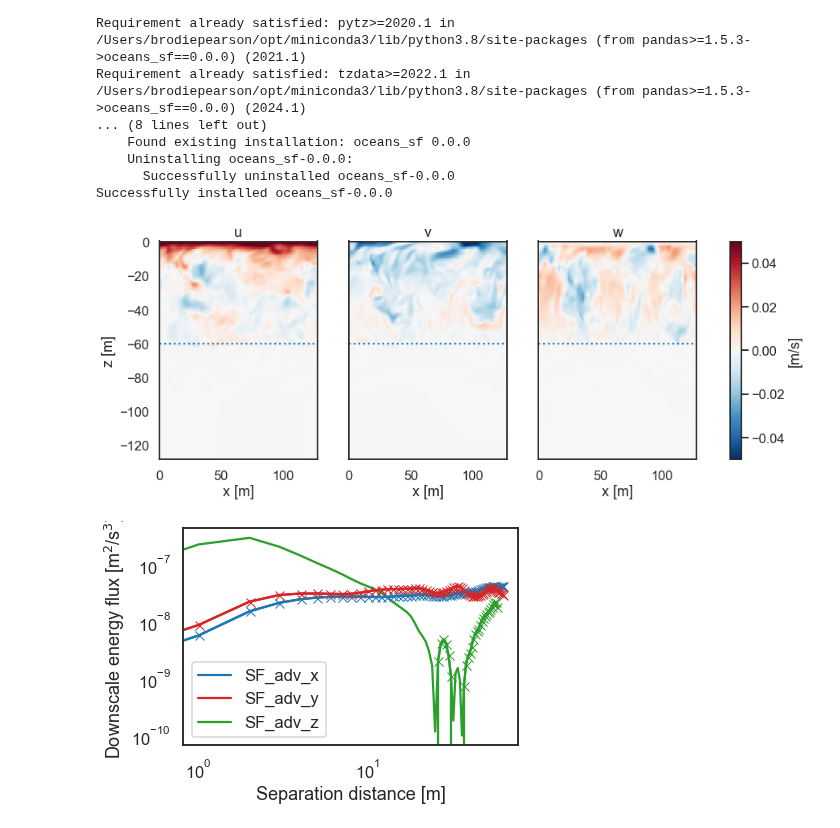
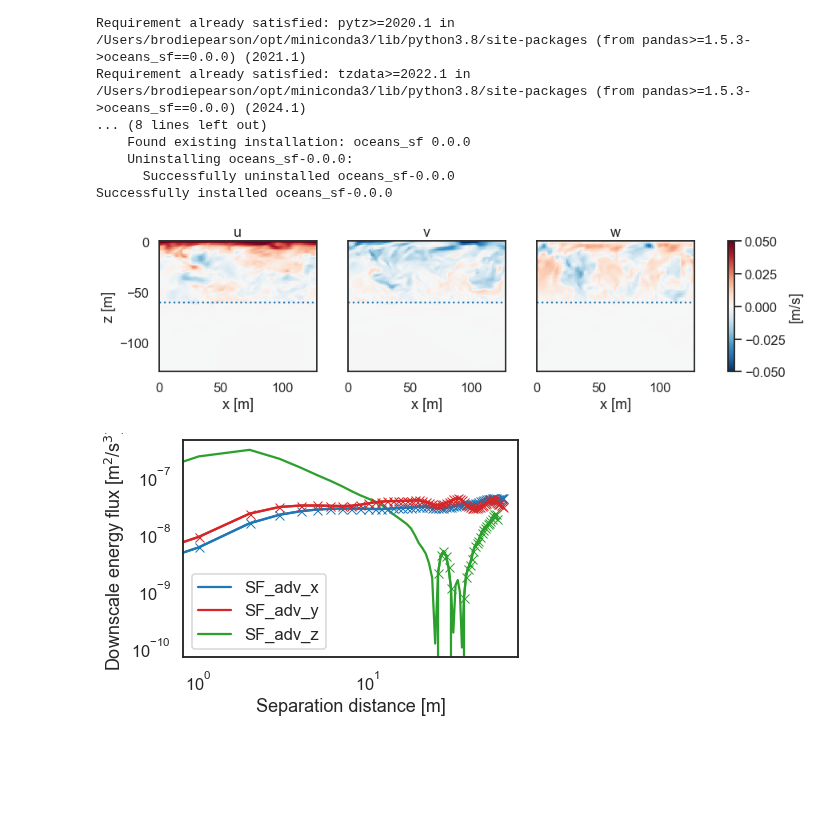
Before and after one commit to cassidymwagner/fluidsf, a Jupyter notebook: docs/source/langmuir_3d_example.ipynb, the cells around one changed output. Drawn from its saved outputs; the diff is of its cells as text; code cells hidden in the pictures; blank space fills up the shorter version.

Commit message:
ADding some plots for debuggin

```diff
--- a/docs/source/langmuir_3d_example.ipynb
+++ b/docs/source/langmuir_3d_example.ipynb
@@ -36,30 +36,30 @@ Successfully installed oceans_sf-0.0.0
 ds = xr.load_dataset("example_data/langmuir_fields.nc")
 ds = ds.isel(time=1)
 # %%
-fig, ax = plt.subplots(1,3, figsize=(15,5),sharey=True)
+fig, ax = plt.subplots(1,3, figsize=(15,3),sharey=True)
 
 pc1 = ax[0].pcolormesh(ds.xC, ds.zC, ds.u[:,64,:], cmap="RdBu_r",vmin=-0.05,vmax=0.05)
 pc2 = ax[1].pcolormesh(ds.xC, ds.zC, ds.v[:,64,:], cmap="RdBu_r",vmin=-0.05,vmax=0.05)
 pc3 = ax[2].pcolormesh(ds.xC, ds.zF, ds.w[:,64,:], cmap="RdBu_r",vmin=-0.05,vmax=0.05)
 
 
 ax[0].plot([0, 128], [-60, -60], ':')
 ax[1].plot([0, 128], [-60, -60], ':')
 ax[2].plot([0, 128], [-60, -60], ':')
 
 
 ax[0].set_ylabel("z [m]")
 ax[0].set_xlabel("x [m]")
 ax[1].set_xlabel("x [m]")
 ax[2].set_xlabel("x [m]")
 
 ax[0].set_title("u")
 ax[1].set_title("v")
 ax[2].set_title("w")
 
 cbar = fig.colorbar(pc1, ax=ax, orientation="vertical",label='[m/s]')
 # %% [output]
-[figure, old version]
+[figure, new version]
 # %%
 nn = 128
 
```
Also changed, not shown: parts of 6 cells of this notebook.
